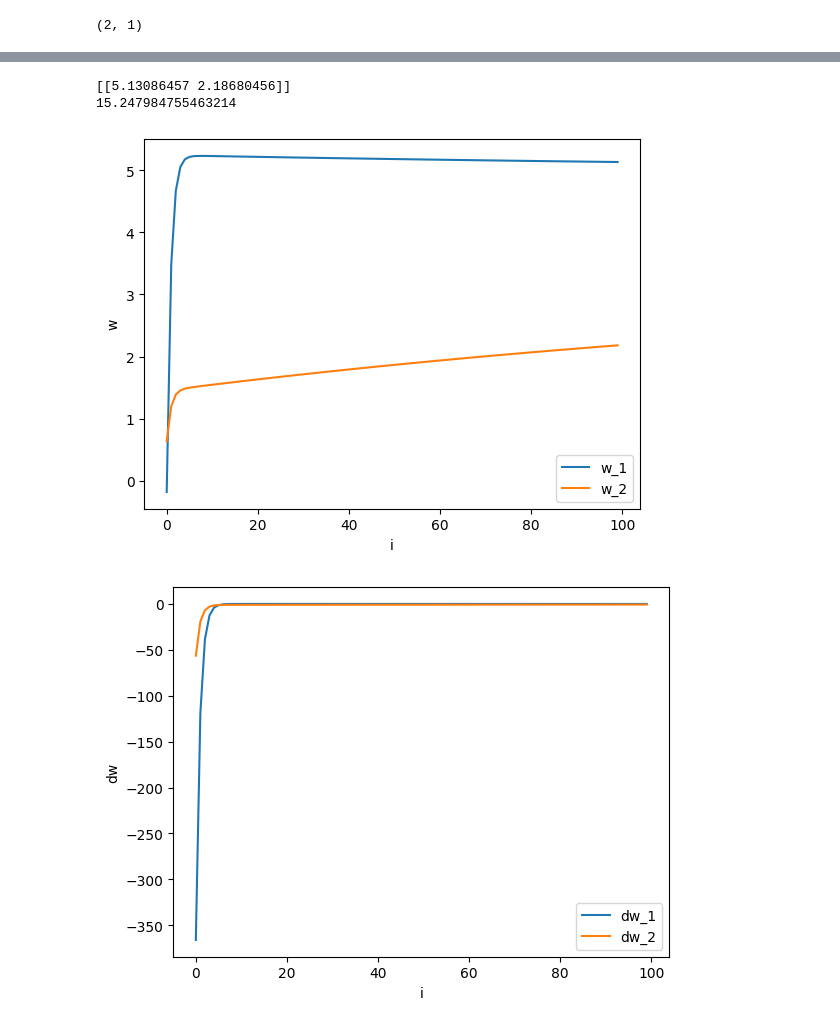
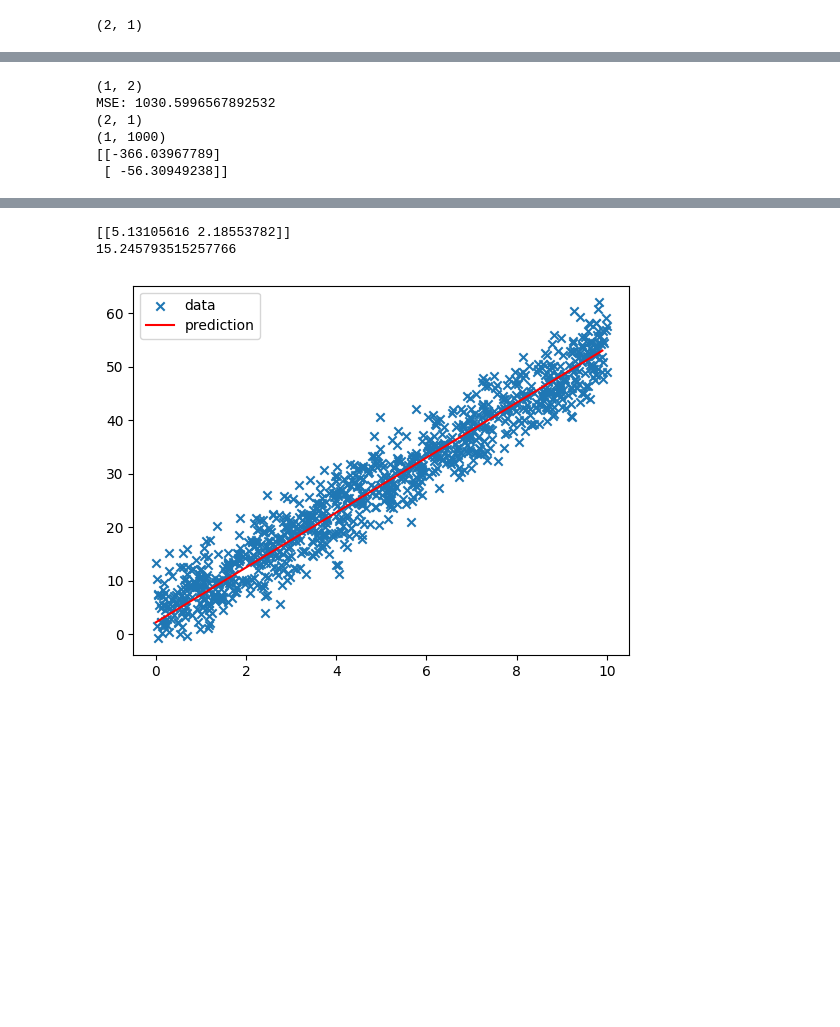
Before and after one commit to NikoFauter/Intro2DeepLearningExercises2023, a Jupyter notebook: Exercise 3/exercise3_regression_gradient.ipynb, the cells around one changed output, grey strips where cells are left out. Cells and saved outputs as stored; diff of their text form; code cells hidden in the pictures; blank space fills up the shorter version.

```diff
--- a/Exercise 3/exercise3_regression_gradient.ipynb
+++ b/Exercise 3/exercise3_regression_gradient.ipynb
@@ -95,28 +75,42 @@ MSE: 1030.5996567892532
 # %%
+
+if(weights.shape !=(1,2)):
+    weights=weights.T
+print(weights.shape)
+
+ones = np.ones(X.shape[0])
+X_ = (np.c_[X, ones]).T
+if(X_.shape !=(2,1000)):
+    X_=X_.T
+if(y.shape !=(1,1000)):
+    y=y.T
+y_pred= weights @ X_
+loss = np.mean(np.power(y-y_pred, 2))
+print("MSE:", loss)
+gradient=-1/len(y.T)*2*X_@(y-y_pred).T
+print(gradient.shape)
+print((y-y_pred).shape)
+print(gradient)
+
 def gradient_w(y,w,X):
     y_pred= w@ X
     gradient=(-1/len(y.T)*2*X@(y-y_pred).T).T
     return gradient
 def loss(y,w,X):
     return np.mean(np.power(y-w @ X, 2))
-def gradient_loop(y,w,w_vec,dw_vec,X,iterations,loss_vec,i):
-    if i==iterations:
-        return loss_vec,w,w_vec,dw_vec
-    else:
-
+def gradient_loop(y,w,w_vec,dw_vec,X,iterations,loss_vec):
+    for i in range(0,iterations):
         loss_vec[i]=loss(y,w,X)
         step_size=1/((np.power(iterations,1)))#*loss(y,w,X)
         w_vec[i,0]=w[0,0]
         w_vec[i,1]=w[0,1]
         dw=gradient_w(y,w,X)
-
         dw_vec[i,0]=dw[0,0]
         dw_vec[i,1]=dw[0,1]
         w=w-step_size*dw
-
-        return gradient_loop(y,w,w_vec,dw_vec,X,iterations,loss_vec,i+1)
-iterations=100
-(loss_vec,w,w_vec,dw_vec)=gradient_loop(y,weights,np.zeros((iterations,2)),np.zeros((iterations,2)),X_,iterations,np.empty(iterations),0)
+    return (loss_vec,w,w_vec,dw_vec)
+iterations=1000
+(loss_vec,w,w_vec,dw_vec)=gradient_loop(y,weights,np.zeros((iterations,2)),np.zeros((iterations,2)),X_,iterations,np.empty(iterations))
 plt.figure()
 plt.plot(np.arange(0, iterations),loss_vec)
 plt.xlabel("i")
@@ -124,19 +118,31 @@ plt.ylabel('MES')
 plt.show()
 print(w)
 print(loss_vec[iterations-1])
-plt.figure()
-plt.plot(np.arange(0, iterations),w_vec[:,0])
-plt.plot(np.arange(0, iterations),w_vec[:,1])
-plt.xlabel("i")
-plt.ylabel('w')
-plt.legend(['w_1','w_2'])
-plt.show()
+# plt.figure()
+# plt.plot(np.arange(0, iterations),w_vec[:,0])
+# plt.plot(np.arange(0, iterations),w_vec[:,1])
+# plt.xlabel("i")
+# plt.ylabel('w')
+# plt.legend(['w_1','w_2'])
+# plt.show()
+
+# plt.figure()
+# plt.plot(np.arange(0, iterations),dw_vec[:,0])
+# plt.plot(np.arange(0, iterations),dw_vec[:,1])
+# plt.xlabel("i")
+# plt.ylabel('dw')
+# plt.legend(['dw_1','dw_2'])
+# plt.show()
 
 plt.figure()
-plt.plot(np.arange(0, iterations),dw_vec[:,0])
-plt.plot(np.arange(0, iterations),dw_vec[:,1])
-plt.xlabel("i")
-plt.ylabel('dw')
-plt.legend(['dw_1','dw_2'])
+plt.scatter(X, y, marker="x")
+plt.plot(np.arange(0,10.0,0.1),w[0,0]*np.arange(0,10.0,0.1)+w[0,1],c='red')
+plt.legend(['data','prediction'])
 plt.show()
 # %% [output]
+(1, 2)
+MSE: 1030.5996567892532
+(2, 1)
+(1, 1000)
+[[-366.03967789]
+ [ -56.30949238]]
@@ -144,4 +150,3 @@ plt.show()
-[[5.13086457 2.18680456]]
-15.247984755463214
+[[5.13105616 2.18553782]]
+15.245793515257766
-[figure, old version]
+[figure, new version]
-[figure, removed]
```
Also changed, not shown: parts of 3 cells of this notebook, 17 other files.
